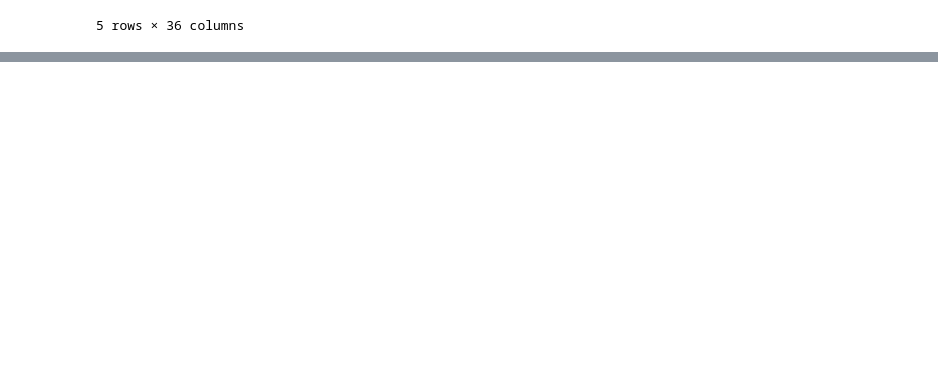
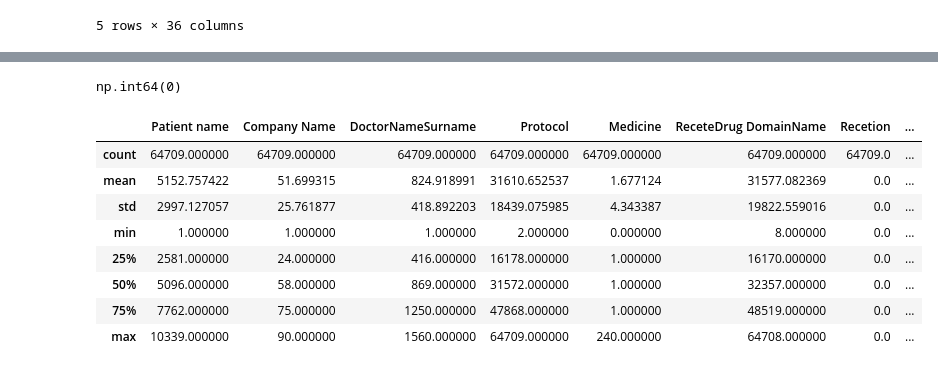
Before and after one commit to meetgit11/Smart-Pharmacy-Predictive-Analytics, a Jupyter notebook: notebooks/01_dataset_profiling.ipynb, the cells around one changed output, grey strips where cells are left out. Saved outputs shown, nothing was run; the diff lists cells and outputs as text; code cells hidden in the pictures; blank space fills up the shorter version.

```diff
--- a/notebooks/01_dataset_profiling.ipynb
+++ b/notebooks/01_dataset_profiling.ipynb
@@ -157,0 +225,18 @@ sales.head()
+# %%
+sales.duplicated().sum()
+# %% [output]
+np.int64(0)
+# %%
+sales = sales.drop_duplicates()
+# %%
+sales.describe()
+# %% [output]
+|  | Patient name | Company Name | DoctorNameSurname | Protocol | Medicine | ReceteDrug DomainName | Recetion | ... |
+| count | 64709.000000 | 64709.000000 | 64709.000000 | 64709.000000 | 64709.000000 | 64709.000000 | 64709.0 | ... |
+| mean | 5152.757422 | 51.699315 | 824.918991 | 31610.652537 | 1.677124 | 31577.082369 | 0.0 | ... |
+| std | 2997.127057 | 25.761877 | 418.892203 | 18439.075985 | 4.343387 | 19822.559016 | 0.0 | ... |
+| min | 1.000000 | 1.000000 | 1.000000 | 2.000000 | 0.000000 | 8.000000 | 0.0 | ... |
+| 25% | 2581.000000 | 24.000000 | 416.000000 | 16178.000000 | 1.000000 | 16170.000000 | 0.0 | ... |
+| 50% | 5096.000000 | 58.000000 | 869.000000 | 31572.000000 | 1.000000 | 32357.000000 | 0.0 | ... |
+| 75% | 7762.000000 | 75.000000 | 1250.000000 | 47868.000000 | 1.000000 | 48519.000000 | 0.0 | ... |
+| max | 10339.000000 | 90.000000 | 1560.000000 | 64709.000000 | 240.000000 | 64708.000000 | 0.0 | ... |
```
Also changed, not shown: parts of 28 cells of this notebook, 4 other files.
